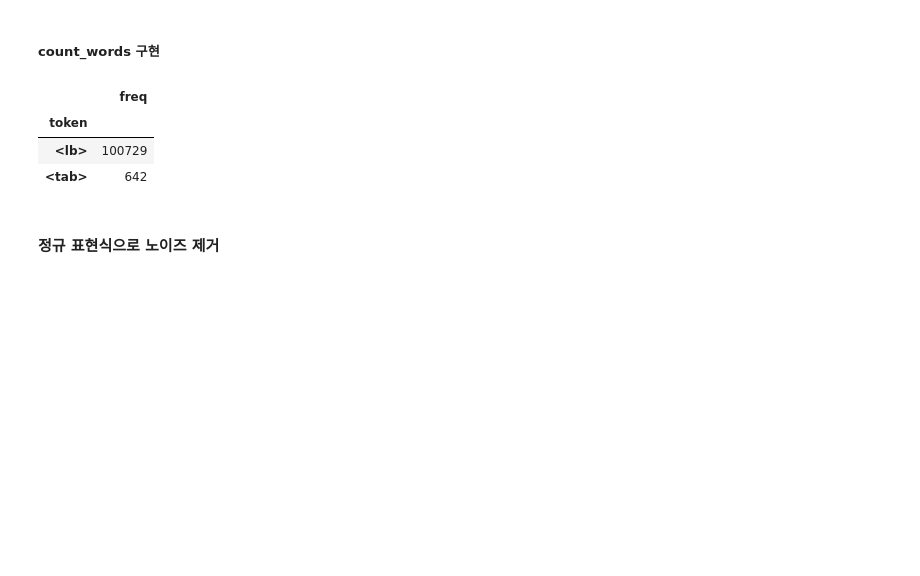
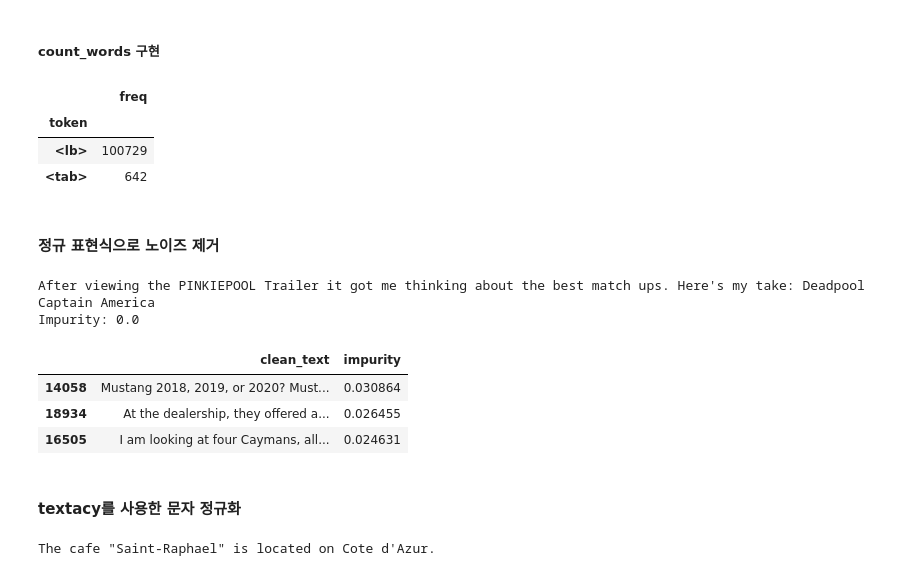
Before and after one commit to chw8207/text_python, a Jupyter notebook: 텍스트데이터준비.ipynb, the cells around one changed output. Saved outputs shown, nothing was run; the diff lists cells and outputs as text; code cells hidden in the pictures; blank space fills up the shorter version.

```diff
--- a/텍스트데이터준비.ipynb
+++ b/텍스트데이터준비.ipynb
@@ -150,7 +174,7 @@ con.close()
 # %%
 # 데이터 프레임 복원하기
 con = sqlite3.connect(db_name)
-df = pd.read_sql('select * from posts', con)
+df = pd.read_sql('select * from post', con)
 con.close()
 # %% [markdown]
 ### 텍스트 데이터 정리
@@ -235,3 +259,30 @@ def clean(text) :
     text = re.sub(r'\[[^\[\]]*\]', ' ', text)
     # 특수 문자로만 구성된 문자열을 공백으로 변환한다.
     # &#은 변환되지만 #cool은 변환되지 않음.
+    text = re.sub(r'(?:^|\s)[&#<>{}\[\]+|\\:-]{1,}(?:\s|$)', ' ', text)
+    # --- 또는 == 같은 하이픈으로 이뤄진 문자열을 공백으로 변환한다.
+    text = re.sub(r'(?:^|\s)[\-=\+]{2,}(?:$|\s)', ' ', text)
+    # 연속된 공백을 공백 하나로 변환한다.
+    text = re.sub(r'\s+', ' ', text)
+    return text.strip()
+# %%
+# 샘플 텍스트에 clean함수 적용하고 결과 확인해보기
+clean_text = clean(text)
+print(clean_text)
+print('Impurity:', impurity(clean_text))
+# %% [output]
+After viewing the PINKIEPOOL Trailer it got me thinking about the best match ups. Here's my take: Deadpool Captain America
+Impurity: 0.0
+# %%
+# 정리된 텍스트 불순물을 다시 확인하고
+# 필요하면 정리 단계 추가로 시행
+df['clean_text'] = df['text'].map(clean)
+df['impurity'] = df['clean_text'].apply(impurity, min_len=20)
+df[['clean_text','impurity']].sort_values(by='impurity', ascending=False).head(3)
+# %% [output]
+|  | clean_text | impurity |
+| 14058 | Mustang 2018, 2019, or 2020? Must... | 0.030864 |
+| 18934 | At the dealership, they offered a... | 0.026455 |
+| 16505 | I am looking at four Caymans, all... | 0.024631 |
+# %% [markdown]
+#### textacy를 사용한 문자 정규화
@@ -237,0 +299,4 @@ def clean(text) :
+# %%
+print(normalize(text))
+# %% [output]
+The cafe "Saint-Raphael" is located on Cote d'Azur.
```
Also changed, not shown: parts of 22 cells of this notebook.
